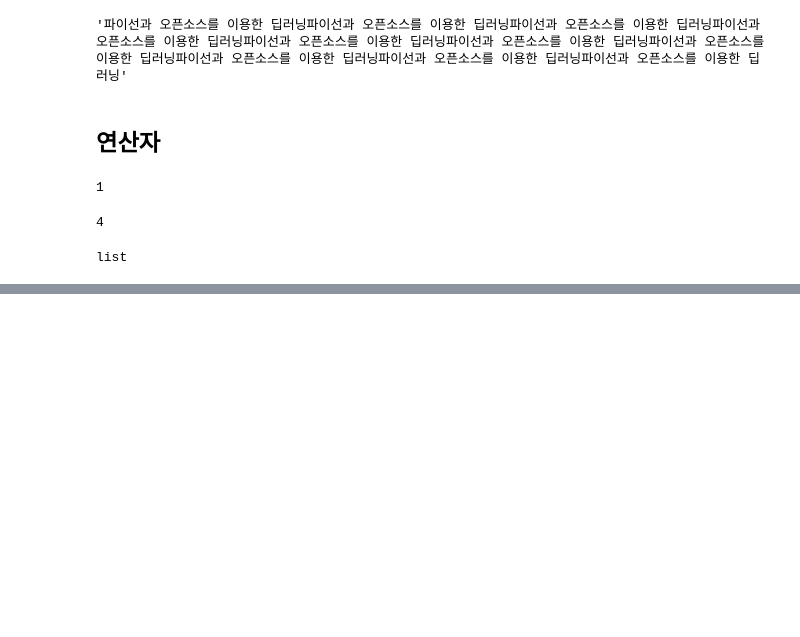
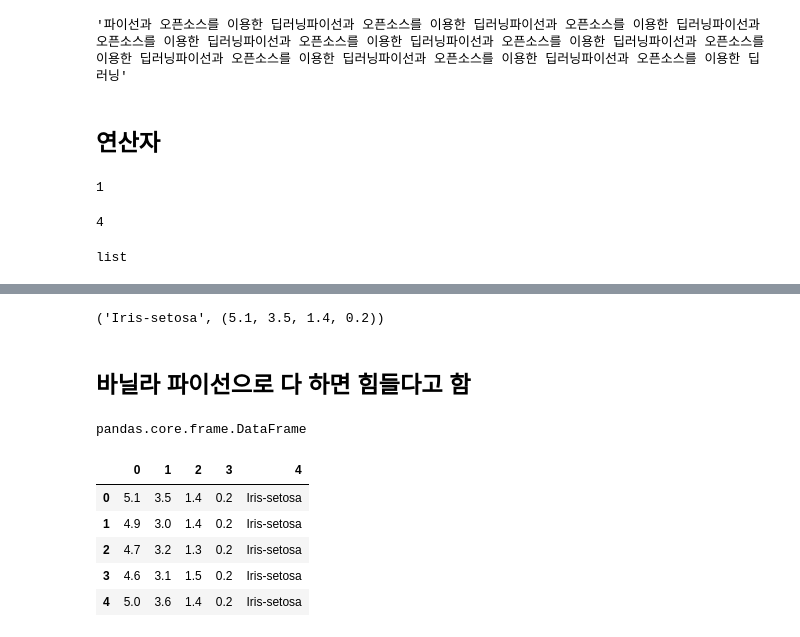
Before and after one commit to verystrongjoe/python-opensource-for-deep-learning, a Jupyter notebook: notebook/Day 1.ipynb, the cells around one changed output, grey strips where cells are left out. Drawn from its saved outputs; the diff is of its cells as text; code cells hidden in the pictures; blank space fills up the shorter version.

```diff
--- a/notebook/Day 1.ipynb
+++ b/notebook/Day 1.ipynb
@@ -84,0 +411,6 @@ list
+# %%
+iris[0]
+# %% [output]
+('Iris-setosa', (5.1, 3.5, 1.4, 0.2))
+# %% [markdown]
+## 바닐라 파이선으로 다 하면 힘들다고 함
@@ -84,0 +421,13 @@ list
+# %%
+type(frame)
+# %% [output]
+pandas.core.frame.DataFrame
+# %%
+frame[:5]
+# %% [output]
+|  | 0 | 1 | 2 | 3 | 4 |
+| 0 | 5.1 | 3.5 | 1.4 | 0.2 | Iris-setosa |
+| 1 | 4.9 | 3.0 | 1.4 | 0.2 | Iris-setosa |
+| 2 | 4.7 | 3.2 | 1.3 | 0.2 | Iris-setosa |
+| 3 | 4.6 | 3.1 | 1.5 | 0.2 | Iris-setosa |
+| 4 | 5.0 | 3.6 | 1.4 | 0.2 | Iris-setosa |
```
Also changed, not shown: parts of 105 cells of this notebook, 3 other files.
